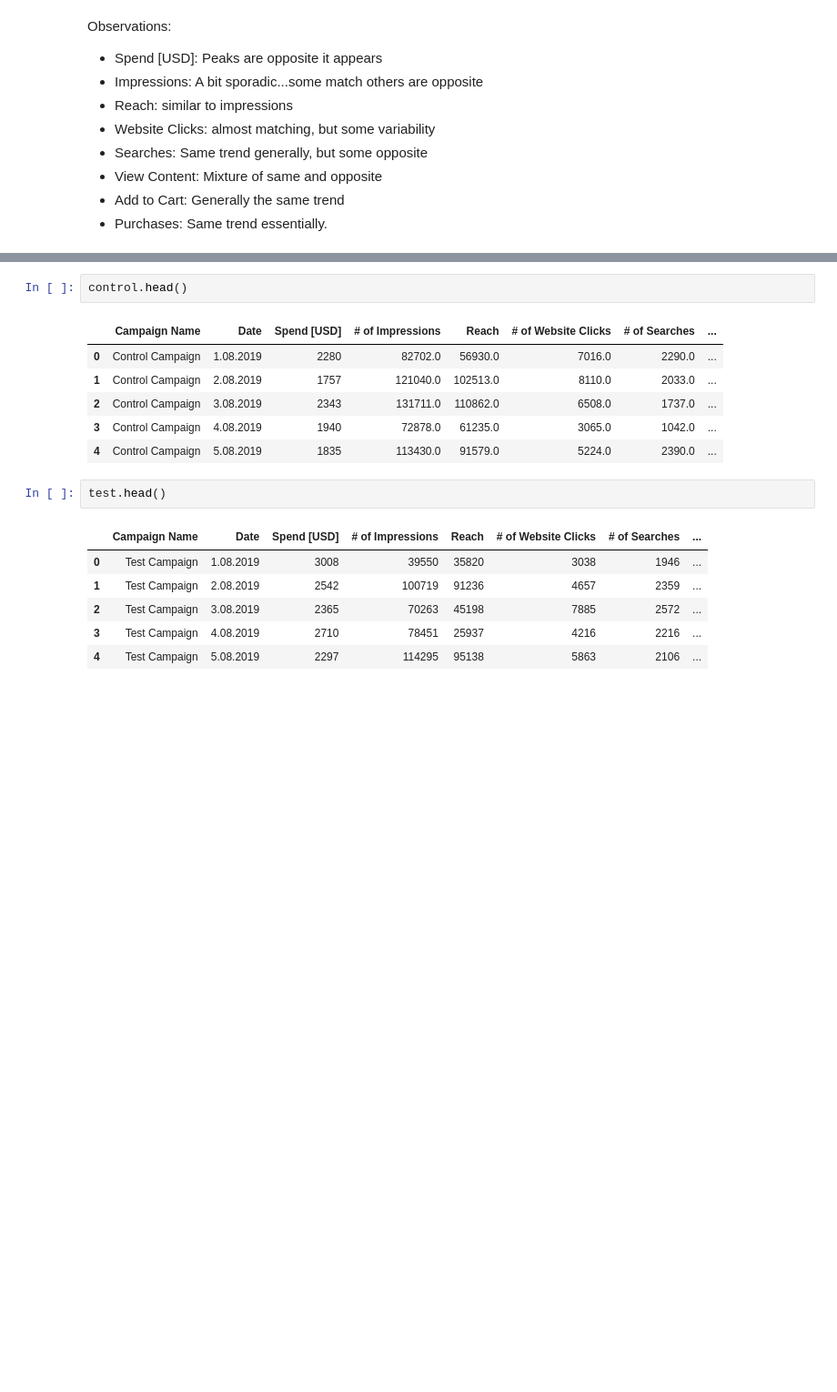
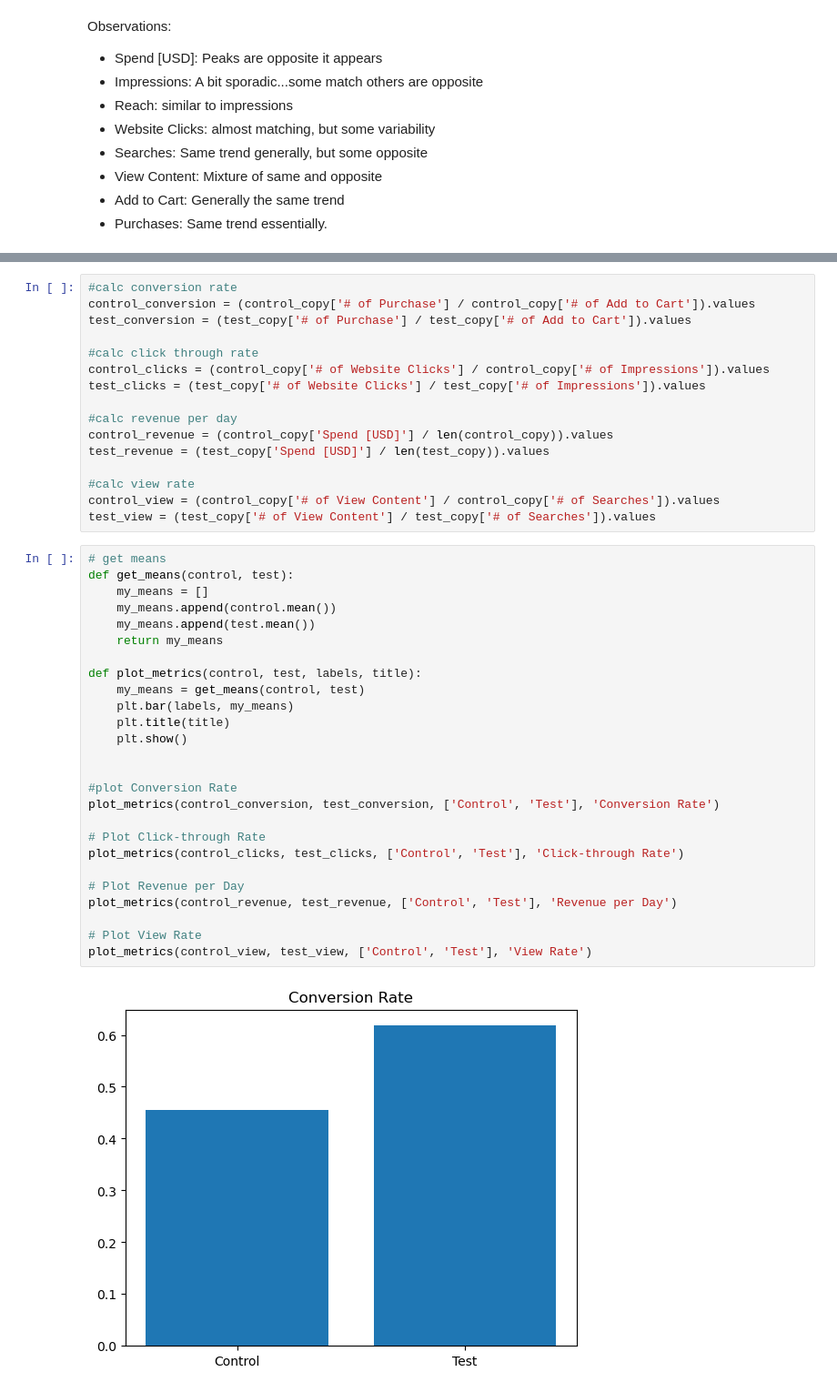
Before and after one commit to SBangarh/A-B_testing, a Jupyter notebook: notebook.ipynb, the cells around one changed output, grey strips where cells are left out. Shown at 91% size. Drawn from its saved outputs; the diff is of its cells as text; blank space fills up the shorter version.

```diff
--- a/notebook.ipynb
+++ b/notebook.ipynb
@@ -336,18 +374,44 @@ Metrics:
-# %%
-control.head()
-# %% [output]
-|  | Campaign Name | Date | Spend [USD] | # of Impressions | Reach | # of Website Clicks | # of Searches | ... |
-| 0 | Control Campaign | 1.08.2019 | 2280 | 82702.0 | 56930.0 | 7016.0 | 2290.0 | ... |
-| 1 | Control Campaign | 2.08.2019 | 1757 | 121040.0 | 102513.0 | 8110.0 | 2033.0 | ... |
-| 2 | Control Campaign | 3.08.2019 | 2343 | 131711.0 | 110862.0 | 6508.0 | 1737.0 | ... |
-| 3 | Control Campaign | 4.08.2019 | 1940 | 72878.0 | 61235.0 | 3065.0 | 1042.0 | ... |
-| 4 | Control Campaign | 5.08.2019 | 1835 | 113430.0 | 91579.0 | 5224.0 | 2390.0 | ... |
-# %%
-test.head()
-# %% [output]
-|  | Campaign Name | Date | Spend [USD] | # of Impressions | Reach | # of Website Clicks | # of Searches | ... |
-| 0 | Test Campaign | 1.08.2019 | 3008 | 39550 | 35820 | 3038 | 1946 | ... |
-| 1 | Test Campaign | 2.08.2019 | 2542 | 100719 | 91236 | 4657 | 2359 | ... |
-| 2 | Test Campaign | 3.08.2019 | 2365 | 70263 | 45198 | 7885 | 2572 | ... |
-| 3 | Test Campaign | 4.08.2019 | 2710 | 78451 | 25937 | 4216 | 2216 | ... |
-| 4 | Test Campaign | 5.08.2019 | 2297 | 114295 | 95138 | 5863 | 2106 | ... |
+# %%
+#calc conversion rate
+control_conversion = (control_copy['# of Purchase'] / control_copy['# of Add to Cart']).values
+test_conversion = (test_copy['# of Purchase'] / test_copy['# of Add to Cart']).values
+
+#calc click through rate
+control_clicks = (control_copy['# of Website Clicks'] / control_copy['# of Impressions']).values
+test_clicks = (test_copy['# of Website Clicks'] / test_copy['# of Impressions']).values
+
+#calc revenue per day
+control_revenue = (control_copy['Spend [USD]'] / len(control_copy)).values
+test_revenue = (test_copy['Spend [USD]'] / len(test_copy)).values
+
+#calc view rate
+control_view = (control_copy['# of View Content'] / control_copy['# of Searches']).values
+test_view = (test_copy['# of View Content'] / test_copy['# of Searches']).values
+# %%
+# get means
+def get_means(control, test):
+    my_means = []
+    my_means.append(control.mean())
+    my_means.append(test.mean())
+    return my_means
+
+def plot_metrics(control, test, labels, title):
+    my_means = get_means(control, test)
+    plt.bar(labels, my_means)
+    plt.title(title)
+    plt.show()
+
+
+#plot Conversion Rate
+plot_metrics(control_conversion, test_conversion, ['Control', 'Test'], 'Conversion Rate')
+
+# Plot Click-through Rate
+plot_metrics(control_clicks, test_clicks, ['Control', 'Test'], 'Click-through Rate')
+
+# Plot Revenue per Day
+plot_metrics(control_revenue, test_revenue, ['Control', 'Test'], 'Revenue per Day')
+
+# Plot View Rate
+plot_metrics(control_view, test_view, ['Control', 'Test'], 'View Rate')
+# %% [output]
+[figure, added]
```
Also changed, not shown: parts of 10 cells of this notebook.
